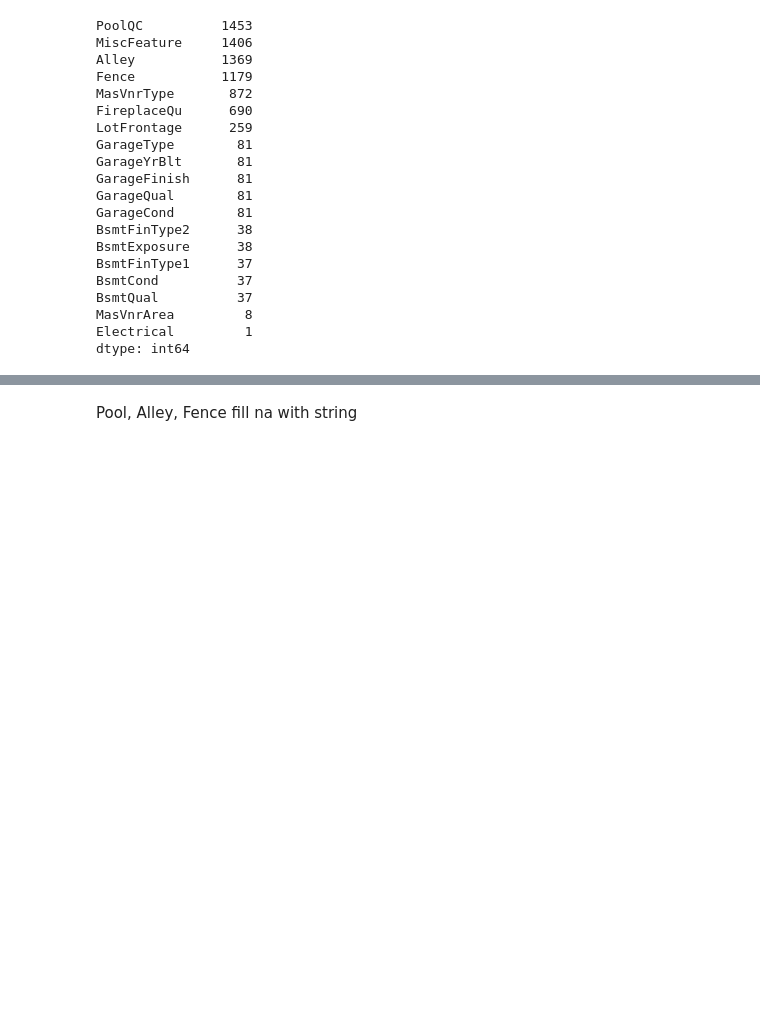
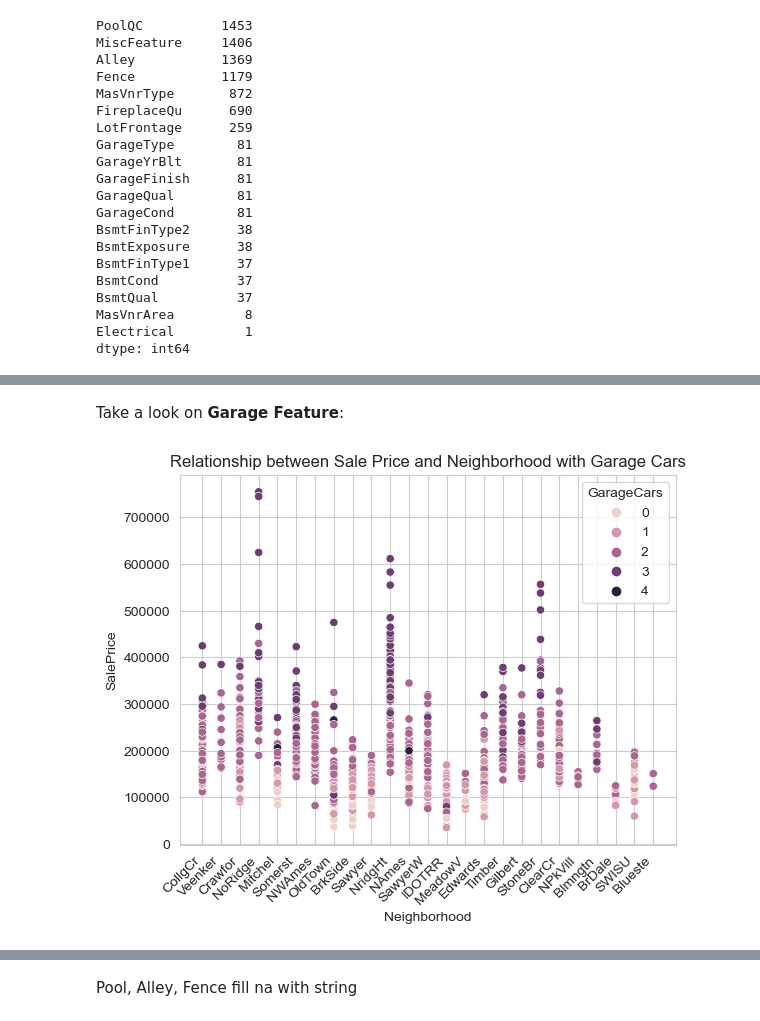
Before and after one commit to anidima/YData_Kaggle_Comp, a Jupyter notebook: EDA.ipynb, the cells around one changed output, grey strips where cells are left out. Saved outputs shown, nothing was run; the diff lists cells and outputs as text; code cells hidden in the pictures; blank space fills up the shorter version.

```diff
--- a/EDA.ipynb
+++ b/EDA.ipynb
@@ -199,0 +257,8 @@ dtype: int64
+# %% [markdown]
+Take a look on **Garage Feature**:
+# %%
+sns.scatterplot(data=df, x="Neighborhood", y="SalePrice", hue='GarageCars').set_title('Relationship between Sale Price and Neighborhood with Garage Cars')
+plt.xticks(rotation=45, ha='right')
+plt.show()
+# %% [output]
+[figure, added]
```
Also changed, not shown: parts of 26 cells of this notebook.
